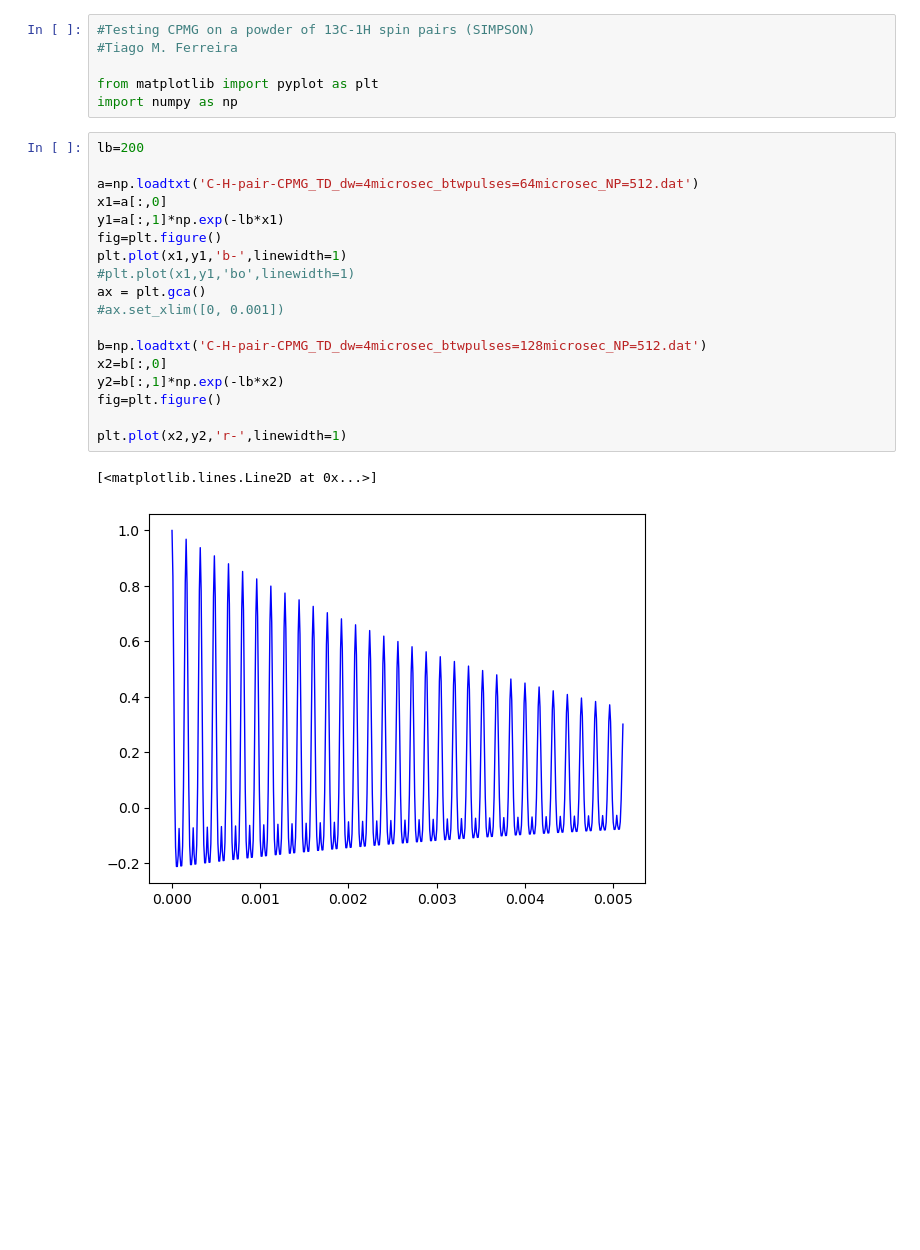
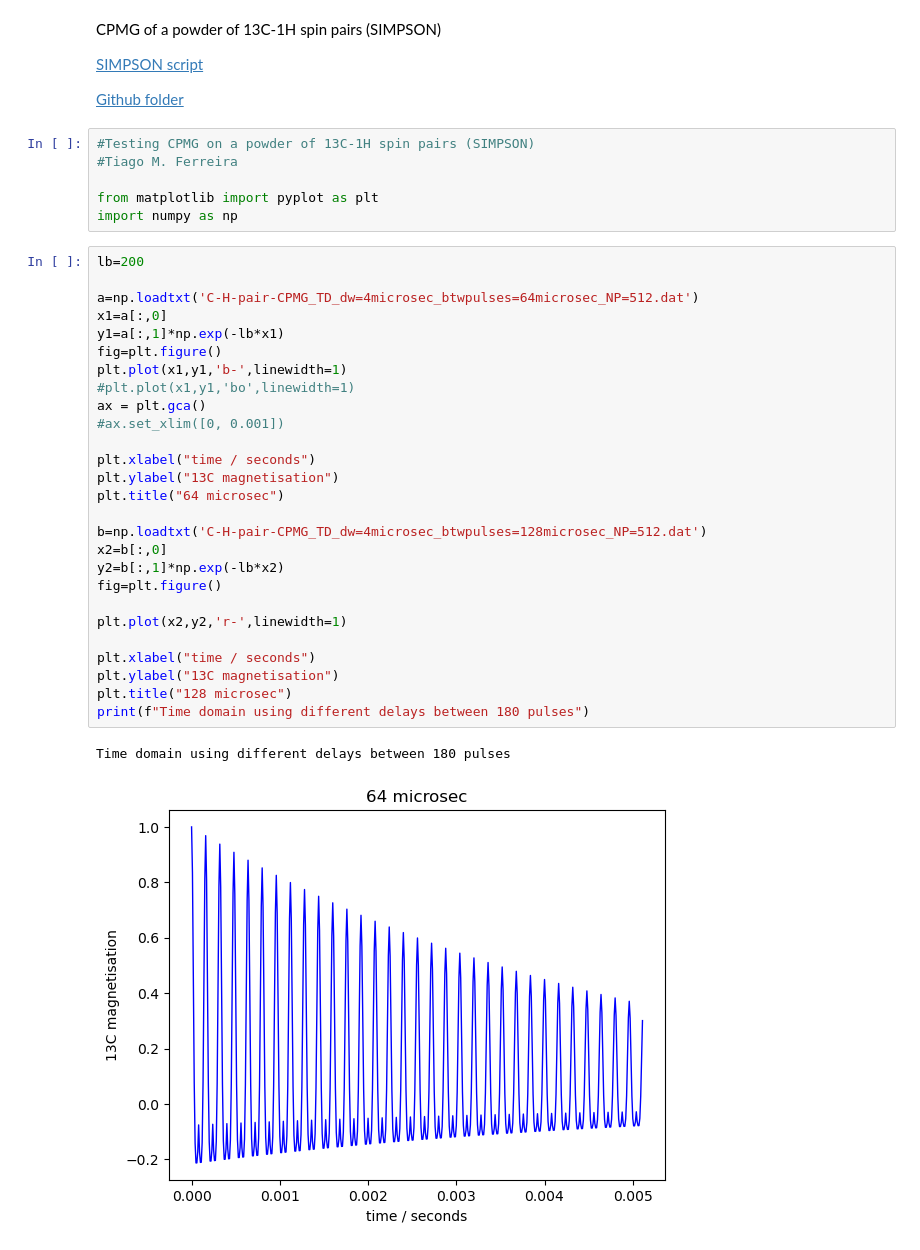
Before and after one commit to tfmFerreira/SIMPSON-PULSE-SEQUENCES, a Jupyter notebook: C-H-pair-CPMG/C-H-pair-CPMG.ipynb, the cells around one changed output. Drawn from its saved outputs; the diff is of its cells as text; blank space fills up the shorter version.

```diff
--- a/C-H-pair-CPMG/C-H-pair-CPMG.ipynb
+++ b/C-H-pair-CPMG/C-H-pair-CPMG.ipynb
@@ -1,3 +1,9 @@
+# %% [markdown]
+CPMG of a powder of 13C-1H spin pairs (SIMPSON)
+
+[SIMPSON script](https://raw.githubusercontent.com/tfmFerreira/SIMPSON-PULSE-SEQUENCES/refs/heads/main/C-H-pair-CPMG/C-H-pair-CPMG.in)
+
+[Github folder](https://github.com/tfmFerreira/SIMPSON-PULSE-SEQUENCES/tree/main/C-H-pair-CPMG)
 # %%
 #Testing CPMG on a powder of 13C-1H spin pairs (SIMPSON)
 #Tiago M. Ferreira
@@ -7,21 +13,30 @@ import numpy as np
 # %%
 lb=200
 
 a=np.loadtxt('C-H-pair-CPMG_TD_dw=4microsec_btwpulses=64microsec_NP=512.dat')
 x1=a[:,0]
 y1=a[:,1]*np.exp(-lb*x1)
 fig=plt.figure()
 plt.plot(x1,y1,'b-',linewidth=1)
 #plt.plot(x1,y1,'bo',linewidth=1)
 ax = plt.gca()
 #ax.set_xlim([0, 0.001])
 
+plt.xlabel("time / seconds")
+plt.ylabel("13C magnetisation")
+plt.title("64 microsec")
+
 b=np.loadtxt('C-H-pair-CPMG_TD_dw=4microsec_btwpulses=128microsec_NP=512.dat')
 x2=b[:,0]
 y2=b[:,1]*np.exp(-lb*x2)
 fig=plt.figure()
 
 plt.plot(x2,y2,'r-',linewidth=1)
+
+plt.xlabel("time / seconds")
+plt.ylabel("13C magnetisation")
+plt.title("128 microsec")
+print(f"Time domain using different delays between 180 pulses")
 # %% [output]
-[<matplotlib.lines.Line2D at 0x...>]
+Time domain using different delays between 180 pulses
-[figure, old version]
+[figure, new version]
```
Also changed, not shown: parts of 2 cells of this notebook, 1 other file.
